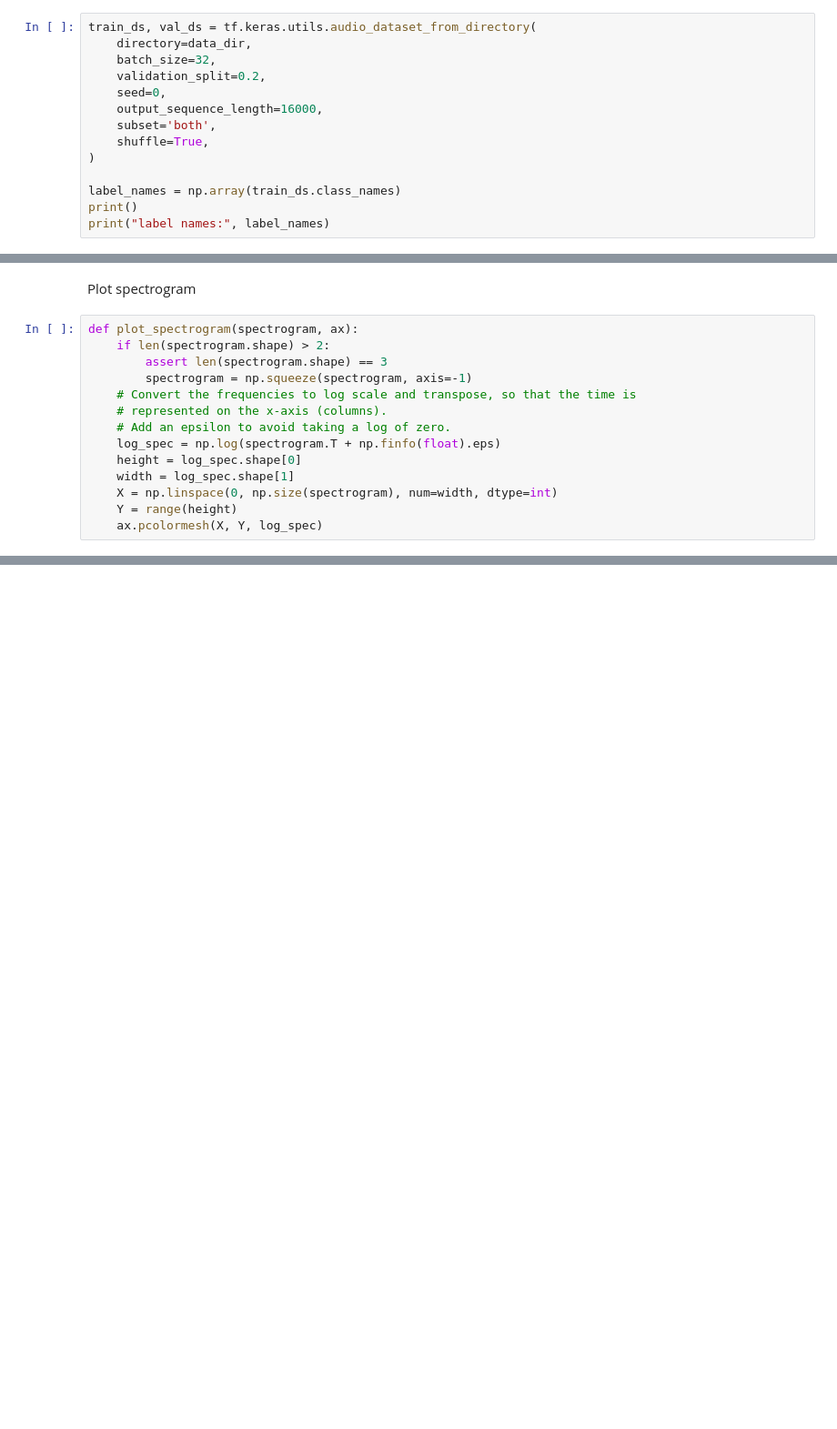
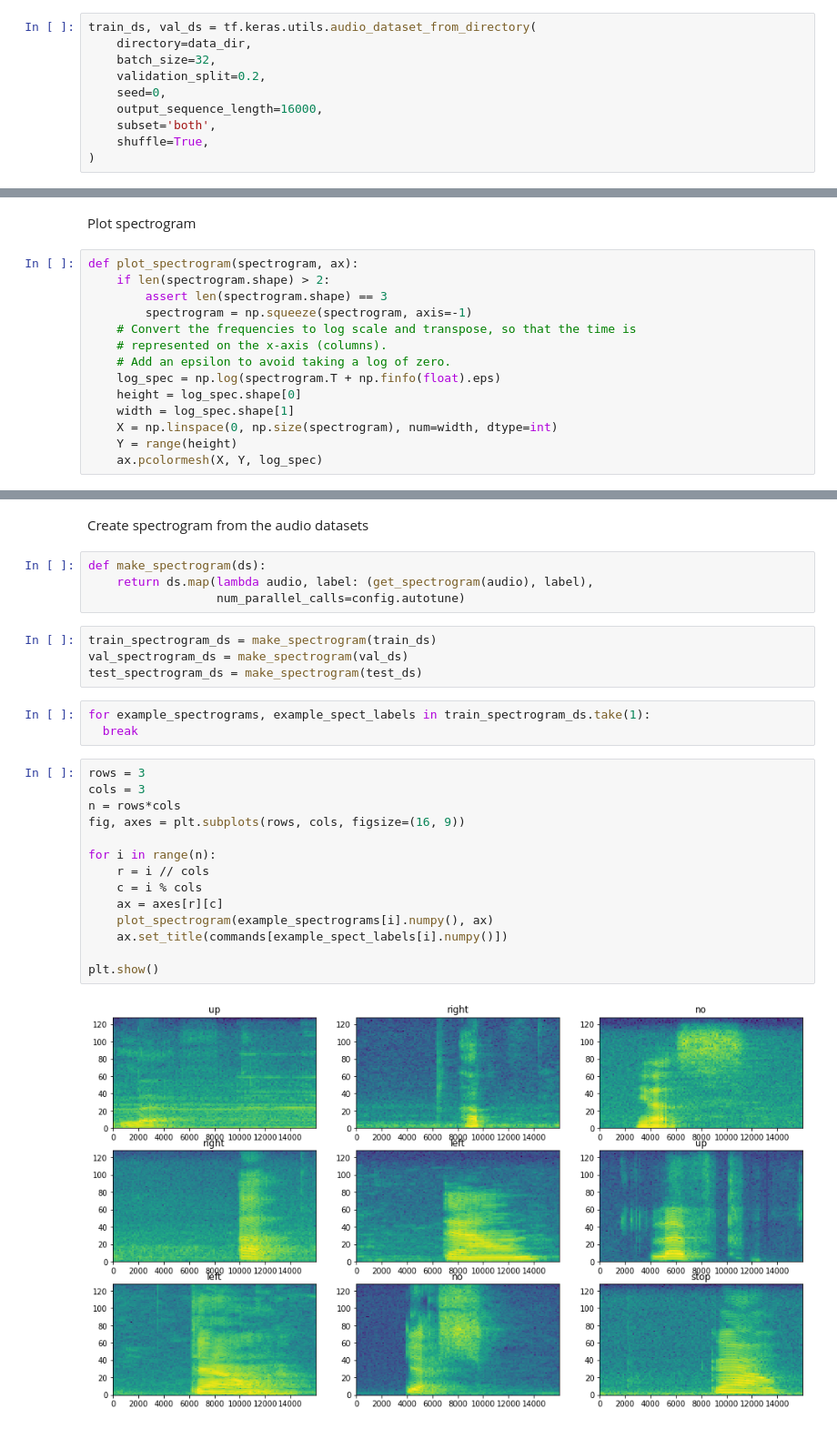
Before and after one commit to marcellinus-witarsah/speech-to-text-model, a Jupyter notebook: speech_to_text_models/train.ipynb, the cells around one changed output, grey strips where cells are left out. Shown: that part at 91% size. Saved outputs shown, nothing was run; the diff lists cells and outputs as text; blank space fills up the shorter version.

```diff
--- a/speech_to_text_models/train.ipynb
+++ b/speech_to_text_models/train.ipynb
@@ -64,10 +97,6 @@ train_ds, val_ds = tf.keras.utils.audio_dataset_from_directory(
     subset='both',
     shuffle=True,
 )
-
-label_names = np.array(train_ds.class_names)
-print()
-print("label names:", label_names)
 # %% [output]
 Found 8000 files belonging to 8 classes.
 Using 6400 files for training.
@@ -208,0 +238,29 @@ plt.show()
+# %% [markdown]
+Create spectrogram from the audio datasets
+# %%
+def make_spectrogram(ds):
+    return ds.map(lambda audio, label: (get_spectrogram(audio), label),
+                  num_parallel_calls=config.autotune)
+# %%
+train_spectrogram_ds = make_spectrogram(train_ds)
+val_spectrogram_ds = make_spectrogram(val_ds)
+test_spectrogram_ds = make_spectrogram(test_ds)
+# %%
+for example_spectrograms, example_spect_labels in train_spectrogram_ds.take(1):
+  break
+# %%
+rows = 3
+cols = 3
+n = rows*cols
+fig, axes = plt.subplots(rows, cols, figsize=(16, 9))
+
+for i in range(n):
+    r = i // cols
+    c = i % cols
+    ax = axes[r][c]
+    plot_spectrogram(example_spectrograms[i].numpy(), ax)
+    ax.set_title(commands[example_spect_labels[i].numpy()])
+
+plt.show()
+# %% [output]
+[figure, added]
```
Also changed, not shown: parts of 14 cells of this notebook.
